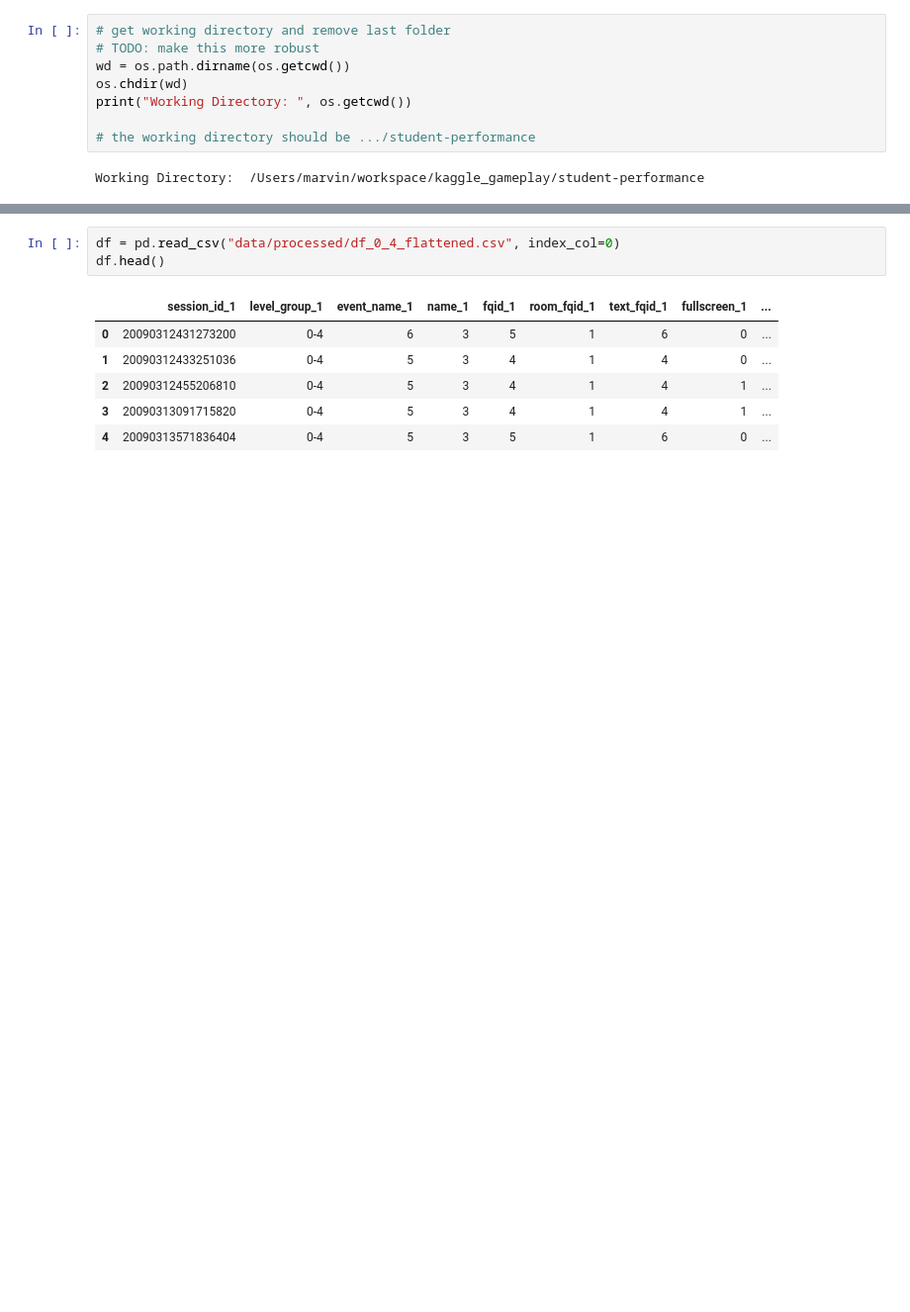
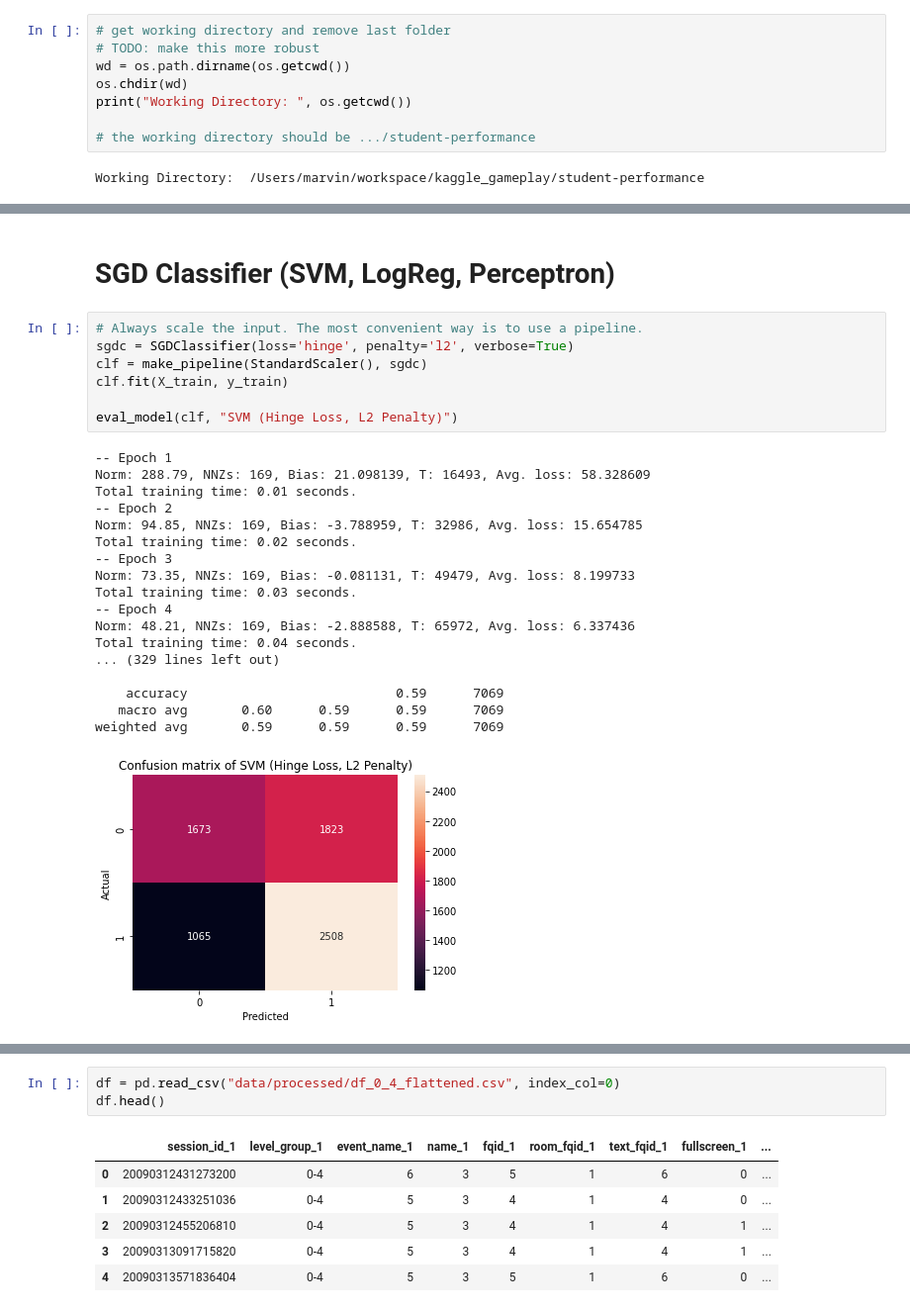
Before and after one commit to Kaggle-Project-TUC-DS/student-performance, a Jupyter notebook: notebooks/exploring_svms_marv.ipynb, the cells around one changed output, grey strips where cells are left out. Shown: that part at 99% size. Drawn from its saved outputs; the diff is of its cells as text; blank space fills up the shorter version.

```diff
--- a/notebooks/exploring_svms_marv.ipynb
+++ b/notebooks/exploring_svms_marv.ipynb
@@ -20,0 +103,28 @@ Working Directory:  /Users/marvin/workspace/kaggle_gameplay/student-performance
+# %% [markdown]
+# SGD Classifier (SVM, LogReg, Perceptron)
+# %%
+# Always scale the input. The most convenient way is to use a pipeline.
+sgdc = SGDClassifier(loss='hinge', penalty='l2', verbose=True)
+clf = make_pipeline(StandardScaler(), sgdc)
+clf.fit(X_train, y_train)
+
+eval_model(clf, "SVM (Hinge Loss, L2 Penalty)")
+# %% [output]
+-- Epoch 1
+Norm: 288.79, NNZs: 169, Bias: 21.098139, T: 16493, Avg. loss: 58.328609
+Total training time: 0.01 seconds.
+-- Epoch 2
+Norm: 94.85, NNZs: 169, Bias: -3.788959, T: 32986, Avg. loss: 15.654785
+Total training time: 0.02 seconds.
+-- Epoch 3
+Norm: 73.35, NNZs: 169, Bias: -0.081131, T: 49479, Avg. loss: 8.199733
+Total training time: 0.03 seconds.
+-- Epoch 4
+Norm: 48.21, NNZs: 169, Bias: -2.888588, T: 65972, Avg. loss: 6.337436
+Total training time: 0.04 seconds.
+... (329 lines left out)
+
+    accuracy                           0.59      7069
+   macro avg       0.60      0.59      0.59      7069
+weighted avg       0.59      0.59      0.59      7069
+[figure, added]
```
Also changed, not shown: parts of 10 cells of this notebook.
